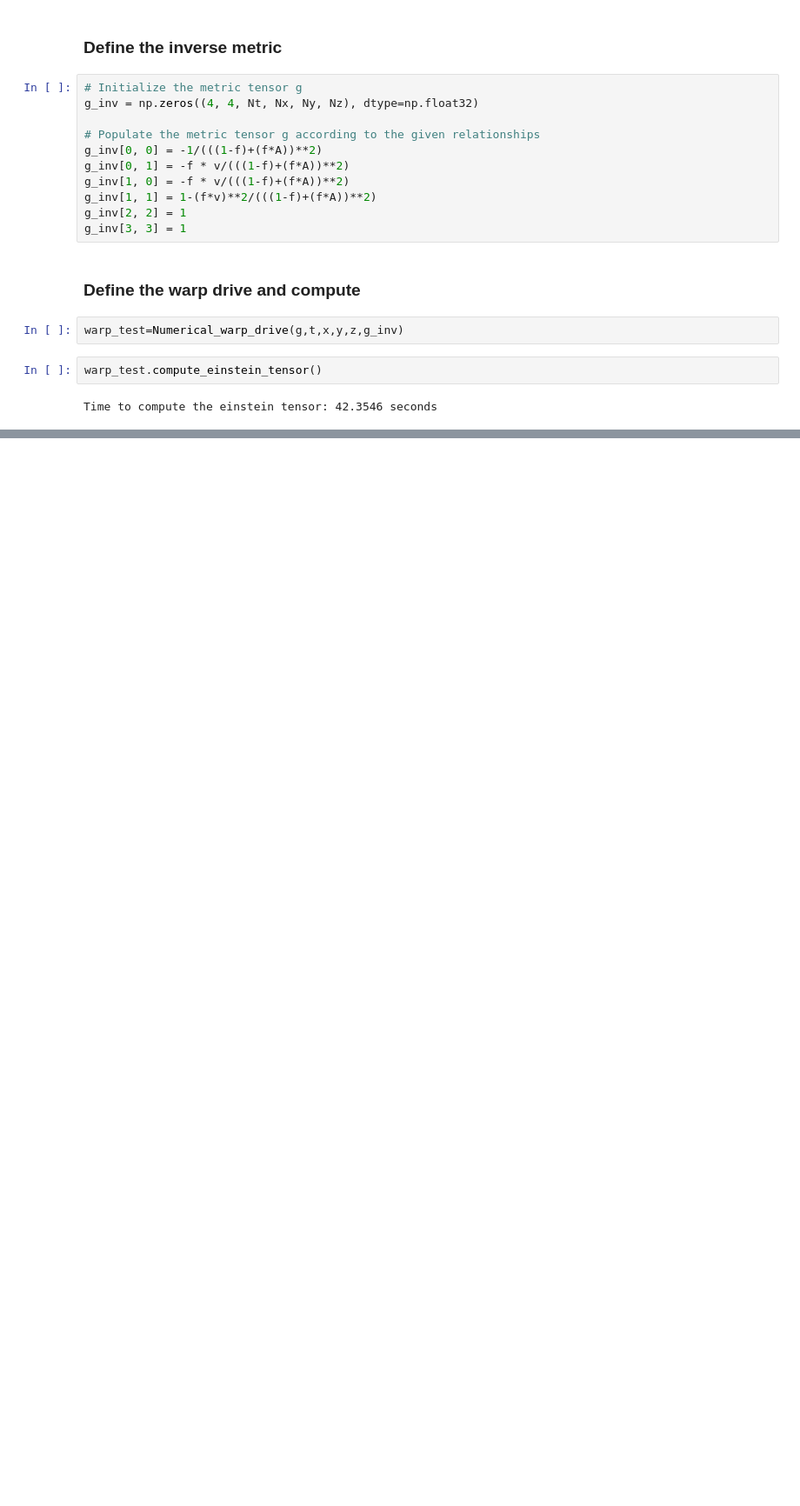
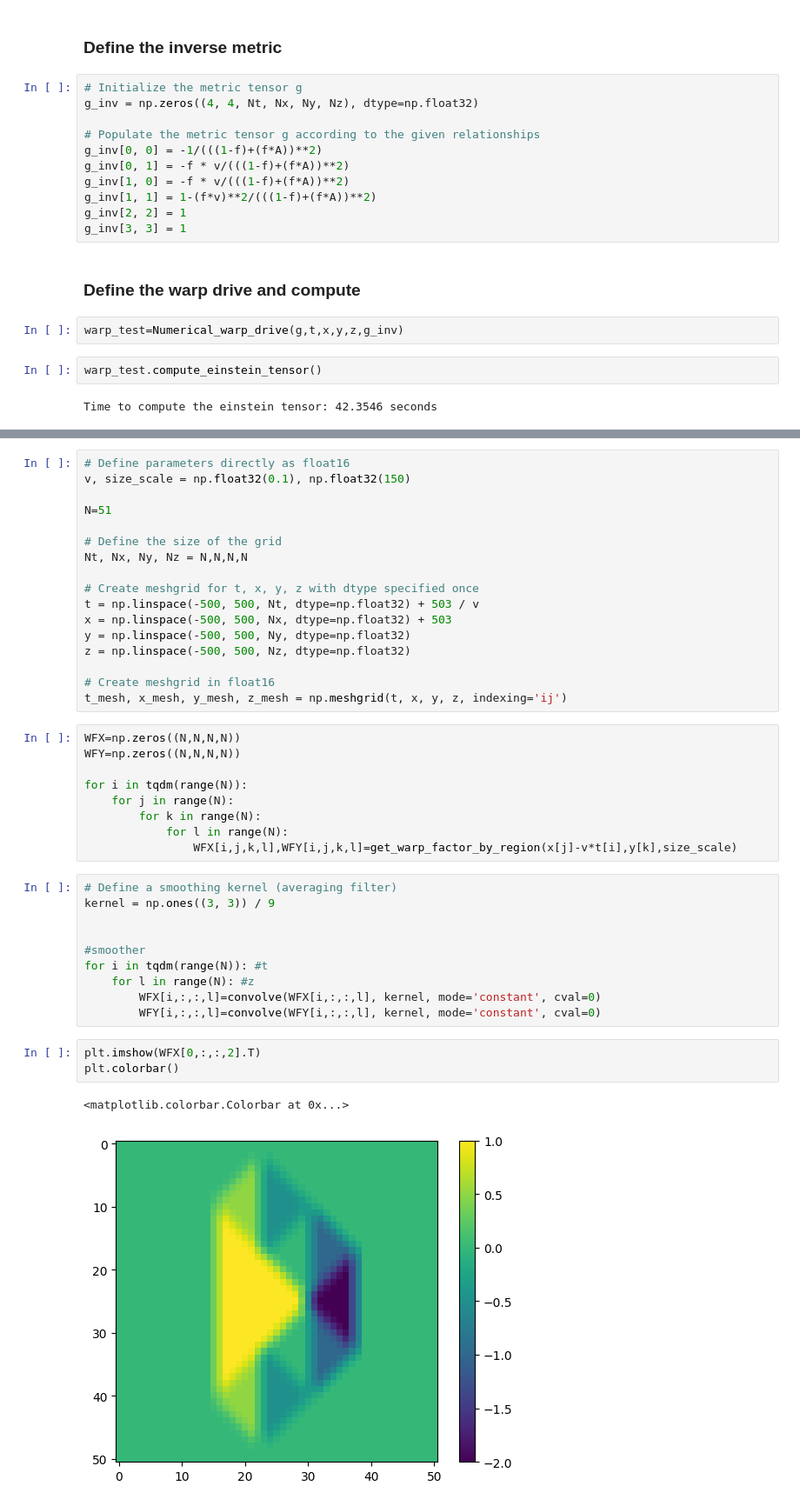
Before and after one commit to nmonnet/Warp-Factory-for-Python, a Jupyter notebook: numerical_warp_drive.ipynb, the cells around one changed output, grey strips where cells are left out. Shown at 87% size. Cells and saved outputs as stored; diff of their text form; blank space fills up the shorter version.

```diff
--- a/numerical_warp_drive.ipynb
+++ b/numerical_warp_drive.ipynb
@@ -501,0 +998,42 @@ warp_test.display_einstein_tensor()
+# %%
+# Define parameters directly as float16
+v, size_scale = np.float32(0.1), np.float32(150)
+
+N=51
+
+# Define the size of the grid
+Nt, Nx, Ny, Nz = N,N,N,N
+
+# Create meshgrid for t, x, y, z with dtype specified once
+t = np.linspace(-500, 500, Nt, dtype=np.float32) + 503 / v
+x = np.linspace(-500, 500, Nx, dtype=np.float32) + 503
+y = np.linspace(-500, 500, Ny, dtype=np.float32)
+z = np.linspace(-500, 500, Nz, dtype=np.float32)
+
+# Create meshgrid in float16
+t_mesh, x_mesh, y_mesh, z_mesh = np.meshgrid(t, x, y, z, indexing='ij')
+# %%
+WFX=np.zeros((N,N,N,N))
+WFY=np.zeros((N,N,N,N))
+
+for i in tqdm(range(N)):
+    for j in range(N):
+        for k in range(N):
+            for l in range(N):
+                WFX[i,j,k,l],WFY[i,j,k,l]=get_warp_factor_by_region(x[j]-v*t[i],y[k],size_scale)
+# %%
+# Define a smoothing kernel (averaging filter)
+kernel = np.ones((3, 3)) / 9
+
+
+#smoother
+for i in tqdm(range(N)): #t
+    for l in range(N): #z
+        WFX[i,:,:,l]=convolve(WFX[i,:,:,l], kernel, mode='constant', cval=0)
+        WFY[i,:,:,l]=convolve(WFY[i,:,:,l], kernel, mode='constant', cval=0)
+# %%
+plt.imshow(WFX[0,:,:,2].T)
+plt.colorbar()
+# %% [output]
+<matplotlib.colorbar.Colorbar at 0x...>
+[figure, added]
```
Also changed, not shown: parts of 26 cells of this notebook.
